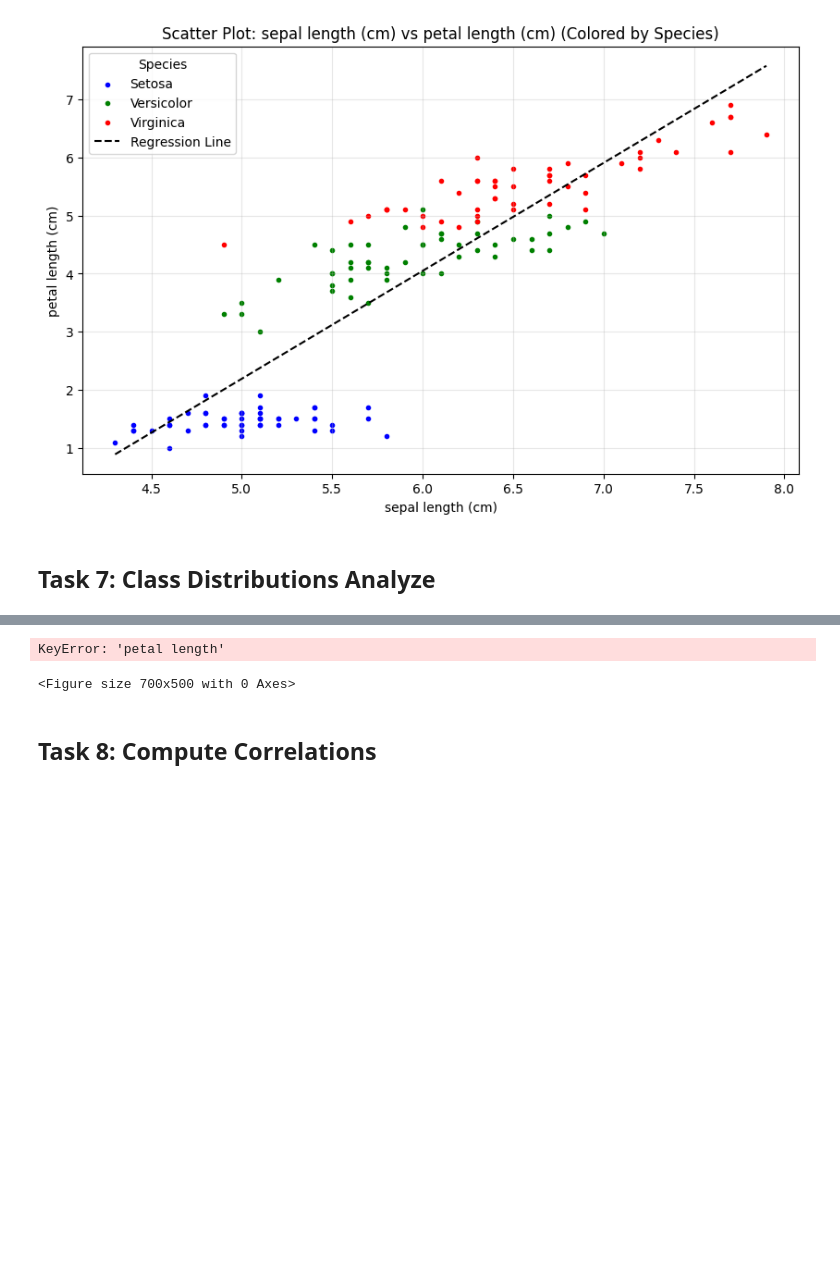
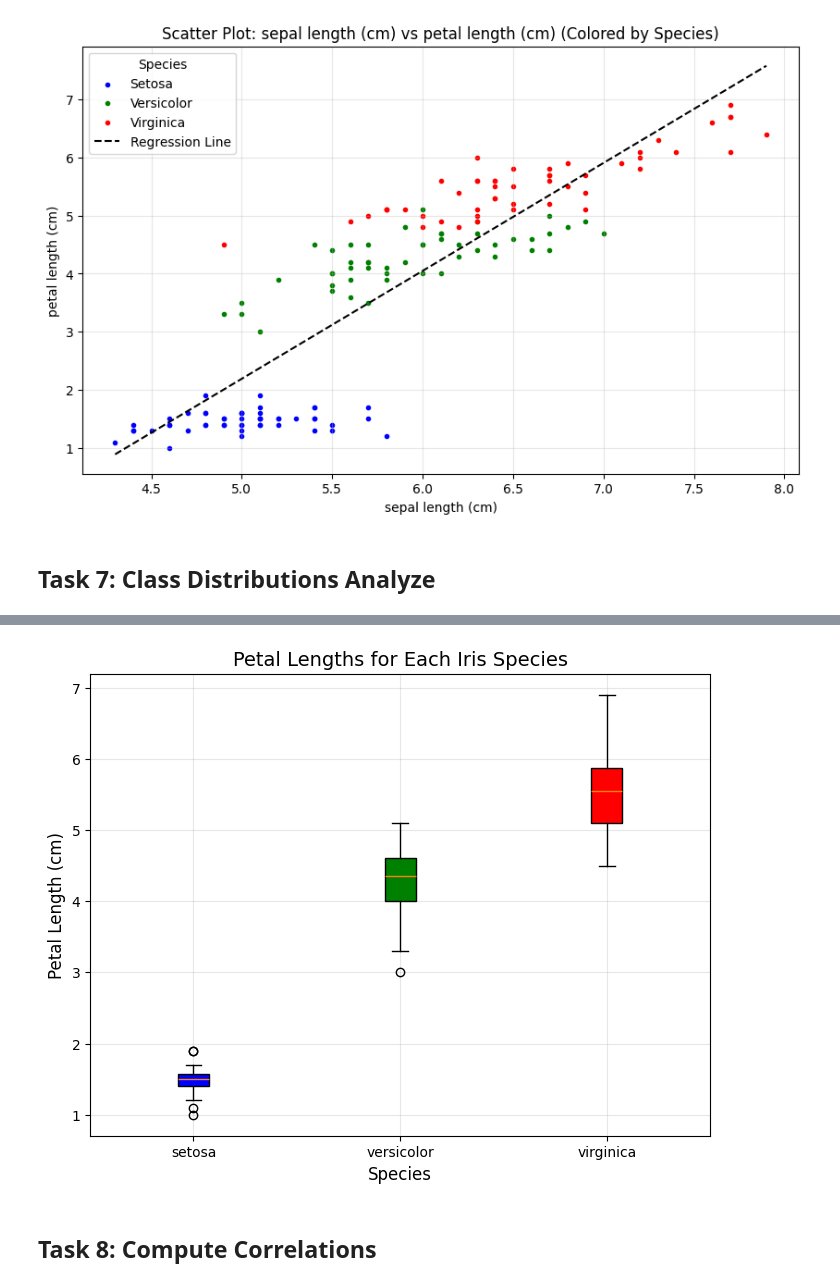
Before and after one commit to monkj24/principles_of_data_analytics, a Jupyter notebook: tasks.ipynb, the cells around one changed output, grey strips where cells are left out. Cells and saved outputs as stored; diff of their text form; code cells hidden in the pictures; blank space fills up the shorter version.

Commit message:
boxplot

```diff
--- a/tasks.ipynb
+++ b/tasks.ipynb
@@ -510,32 +485,39 @@ flower_class = ("Setosa", "Versicolor","Virginica")
-# %%
-# Box plots
-
-import seaborn as sns
-import matplotlib.pyplot as plt
-
-
-# Set figure size
-plt.figure(figsize=(7, 5))
-petal_length = iris.data[:,2]
-
-# Loop through species and plot boxplots
-for classes, color in zip(['Setosa', 'Versicolor', 'Virginica'], ['blue', 'green', 'red']):
-    subset = iris_df[iris_df['species'] == classes]
-    plt.boxplot(subset['petal length'],
-                positions=[['Setosa', 'Versicolor', 'Virginica'].index(species) + 1],  # Positions for each classes
-                patch_artist=True,
-                boxprops=dict(facecolor=color),
-                labels=[species])
-
-# Labels, title, and legend
-plt.title('Box Plot: classes vs Petal Length (Colored by Classes)')
-plt.xlabel('Classes')
-plt.ylabel('Petal Length')
-plt.grid(alpha=0.3)
-plt.show()
-# %% [output]
-KeyError: 'petal length'
-<Figure size 700x500 with 0 Axes>
+# %%
+# Box plots
+
+import pandas as pd
+import matplotlib.pyplot as plt
+from sklearn.datasets import load_iris
+
+# Load the iris dataset and convert to DataFrame
+iris = load_iris()
+iris_df = pd.DataFrame(iris.data, columns=iris.feature_names)
+iris_df['species'] = [iris.target_names[i] for i in iris.target]
+
+# Fix column names to avoid spaces
+iris_df.columns = iris_df.columns.str.replace(' ', '_').str.lower()
+
+# Create the box plot for petal lengths grouped by species
+plt.figure(figsize=(8, 6))
+species_list = ['setosa', 'versicolor', 'virginica']
+colors = ['blue', 'green', 'red']
+
+for species, color in zip(species_list, colors):
+    subset = iris_df[iris_df['species'] == species]
+    plt.boxplot(subset['petal_length_(cm)'],
+                positions=[species_list.index(species) + 1],
+                patch_artist=True,
+                boxprops=dict(facecolor=color),
+                labels=[species])
+
+# Set plot labels and title
+plt.title('Petal Lengths for Each Iris Species', fontsize=14)
+plt.xlabel('Species', fontsize=12)
+plt.ylabel('Petal Length (cm)', fontsize=12)
+plt.grid(alpha=0.3)
+plt.show()
+# %% [output]
+[figure, added]
 # %% [markdown]
 ## Task 8: Compute Correlations
 # %% [markdown]
```
Also changed, not shown: parts of 4 cells of this notebook.
